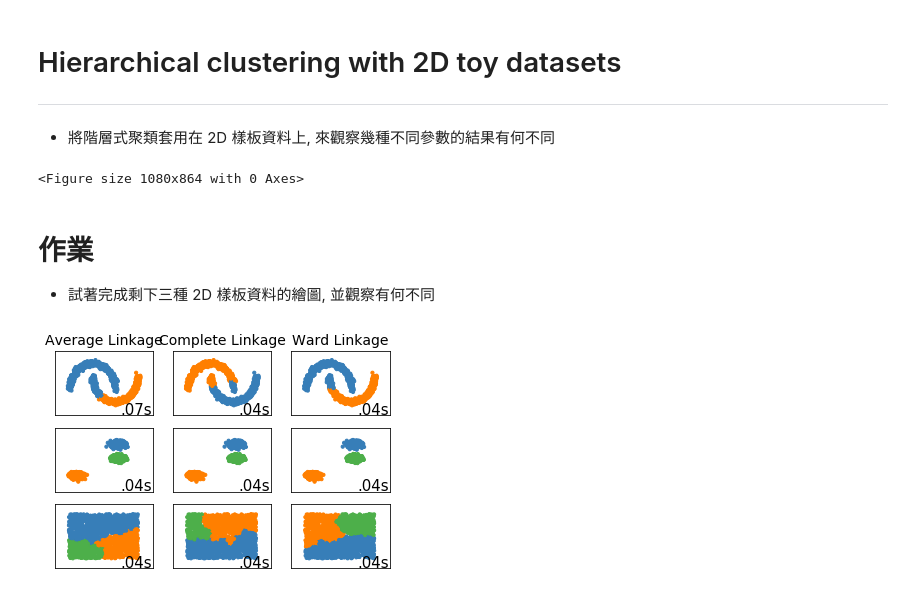
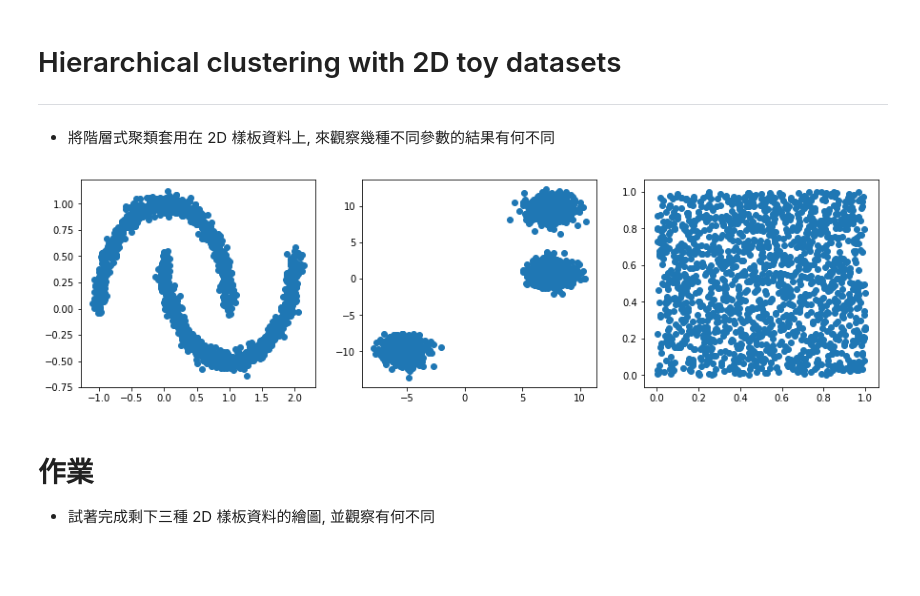
Before and after one commit to hsinyuchen1992/ML100-Days, a Jupyter notebook: homework/Day_058_HW.ipynb, the cells around one changed output. Cells and saved outputs as stored; diff of their text form; code cells hidden in the pictures; blank space fills up the shorter version.

```diff
--- a/homework/Day_058_HW.ipynb
+++ b/homework/Day_058_HW.ipynb
@@ -21,64 +21,44 @@ random_state = 100
 noisy_moons = datasets.make_moons(n_samples=n_samples, noise=.05)
 blobs = datasets.make_blobs(n_samples=n_samples, random_state=8)
 no_structure = np.random.rand(n_samples, 2), None
+datasets = [noisy_moons, blobs, no_structure]
-# %%
-# 設定群集與繪圖參數
-plt.figure(figsize=(15, 12))
-plot_num = 1
-default_base = {'n_neighbors': 10, 'n_clusters': 3}
-datasets = [(noisy_moons, {'n_clusters': 2}), (blobs, {}), (no_structure, {})]
-# %% [output]
-<Figure size 1080x864 with 0 Axes>
+# %%
+fig, axes = plt.subplots(1, 3, figsize=(15, 4))
+for ax, dataset in zip(axes.ravel(), datasets):
+    X = dataset[0]
+    y = dataset[1]
+    ax.scatter(X[:, 0], X[:, 1])
+# %% [output]
+[figure, added]
 # %% [markdown]
 # 作業
 * 試著完成剩下三種 2D 樣板資料的繪圖, 並觀察有何不同
 # %%
-# 執行各種樣板資料的繪圖迴圈
-for i_dataset, (dataset, algo_params) in enumerate(datasets):
-    # 複製參數與標準化
-    params = default_base.copy()
-    params.update(algo_params)
-    X, y = dataset
-    X = StandardScaler().fit_transform(X)
-
-    # 設定三種不同參數的 Hierarchical clustering
-    ward = cluster.AgglomerativeClustering(n_clusters=params['n_clusters'], linkage="ward")
-    complete = cluster.AgglomerativeClustering(n_clusters=params['n_clusters'], linkage="complete")
-    average = cluster.AgglomerativeClustering(n_clusters=params['n_clusters'], linkage="average")
+fig, axes = plt.subplots(3, 3, figsize=(15, 12))
+params = [2, 3, 4]
+for i, dataset in enumerate(datasets):
+    X = dataset[0]
+    y = dataset[1]
+    ward = cluster.AgglomerativeClustering(n_clusters=params[i], linkage="ward")
+    complete = cluster.AgglomerativeClustering(n_clusters=params[i], linkage="complete")
+    average = cluster.AgglomerativeClustering(n_clusters=params[i], linkage="average")
     clustering_algorithms = (
         ('Average Linkage', average),
         ('Complete Linkage', complete),
         ('Ward Linkage', ward))
 
-    # 繪製三種圖形
-    for name, algorithm in clustering_algorithms:
+    for j, (name, algorithm) in enumerate(clustering_algorithms):
         # t0 / t1 : 紀錄時間差
         t0 = time.time()
         algorithm.fit(X)
         t1 = time.time()
-        if hasattr(algorithm, 'labels_'):
-            y_pred = algorithm.labels_.astype(np.int)
-        else:
-            y_pred = algorithm.predict(X)
-
-        plt.subplot(len(datasets), len(clustering_algorithms), plot_num)
-        if i_dataset == 0:
+        y_pred = algorithm.labels_
+        if i==0:
             plt.title(name, size=14)
-
         colors = np.array(list(islice(cycle(['#377eb8', '#ff7f00', '#4daf4a',
                                              '#f781bf', '#a65628', '#984ea3',
                                              '#999999', '#e41a1c', '#dede00']),
                                       int(max(y_pred) + 1))))
-        plt.scatter(X[:, 0], X[:, 1], s=10, color=colors[y_pred])
-
-        plt.xlim(-2.5, 2.5)
-        plt.ylim(-2.5, 2.5)
-        plt.xticks(())
-        plt.yticks(())
-        plt.text(.99, .01, ('%.2fs' % (t1 - t0)).lstrip('0'), transform=plt.gca().transAxes, size=15,
-                 horizontalalignment='right')
-        plot_num += 1
-#plt.subplots_adjust(wspace =.2, hspace =.2)
-plt.show()
+        axes[i][j].scatter(X[:, 0], X[:, 1], c=colors[y_pred])
+        axes[i][j].text(.99, .01, ('%.2fs' % (t1 - t0)).lstrip('0'), transform=plt.gca().transAxes, size=15,
+                       horizontalalignment='right')
-# %% [output]
-[figure, removed]
```
